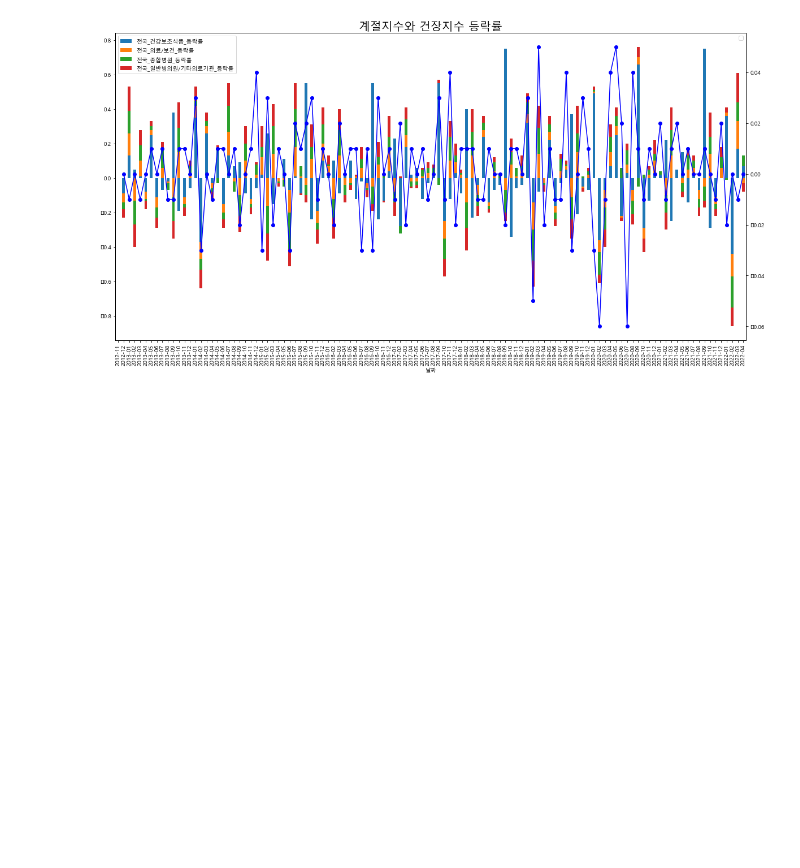
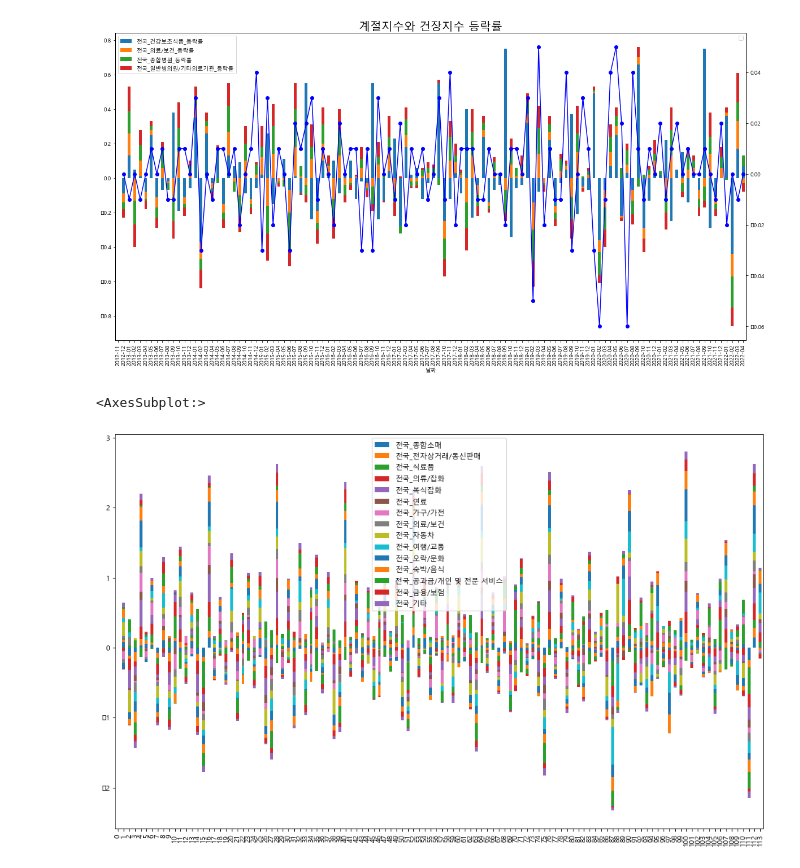
Before and after one commit to KJH3024/test, a Jupyter notebook: 프로젝트1/전국_카드.ipynb, the cells around one changed output. Drawn from its saved outputs; the diff is of its cells as text; code cells hidden in the pictures; blank space fills up the shorter version.

```diff
--- a/프로젝트1/전국_카드.ipynb
+++ b/프로젝트1/전국_카드.ipynb
@@ -60,3 +60,12 @@ Index(['날짜', '전국_합계', '전국_종합소매', '전국_백화점', '
       dtype='object')
 # %% [markdown]
 ### 분류별 상품 나누기
+# %%
+# 합계 분류 하기
+df_t = df[['날짜','전국_종합소매','전국_전자상거래/통신판매', '전국_식료품','전국_의류/잡화', '전국_복식잡화'
+, '전국_연료','전국_가구/가전', '전국_의료/보건', '전국_자동차', '전국_여행/교통', '전국_오락/문화','전국_숙박/음식'
+,'전국_공과금/개인 및 전문 서비스', '전국_금융/보험', '전국_기타']]
+# 등락률 구하기
+df_t1 = df[['전국_종합소매','전국_전자상거래/통신판매', '전국_식료품','전국_의류/잡화', '전국_복식잡화'
+, '전국_연료','전국_가구/가전', '전국_의료/보건', '전국_자동차', '전국_여행/교통', '전국_오락/문화','전국_숙박/음식'
+,'전국_공과금/개인 및 전문 서비스', '전국_금융/보험', '전국_기타']].pct_change().round(2)
@@ -445,3 +481,8 @@ plt.show()
 # %% [output]
 No artists with labels found to put in legend.  Note that artists whose label start with an underscore are ignored when legend() is called with no argument.
 [figure]
+# %%
+df_t1.plot(kind='bar',figsize=(16,10),stacked=True)
+# %% [output]
+<AxesSubplot:>
+[figure, added]
```
Also changed, not shown: parts of 3 cells of this notebook.
